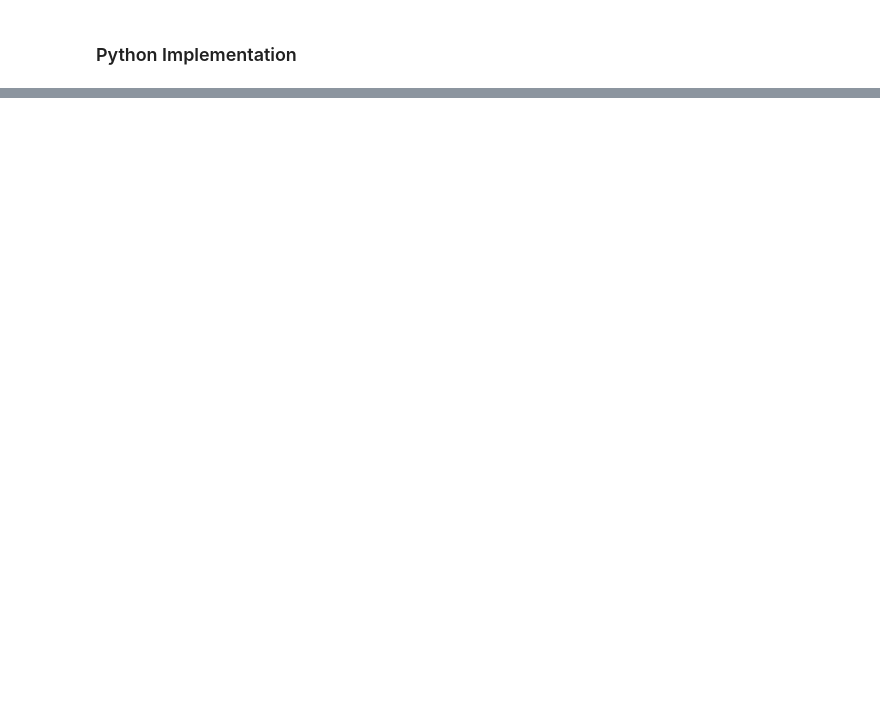
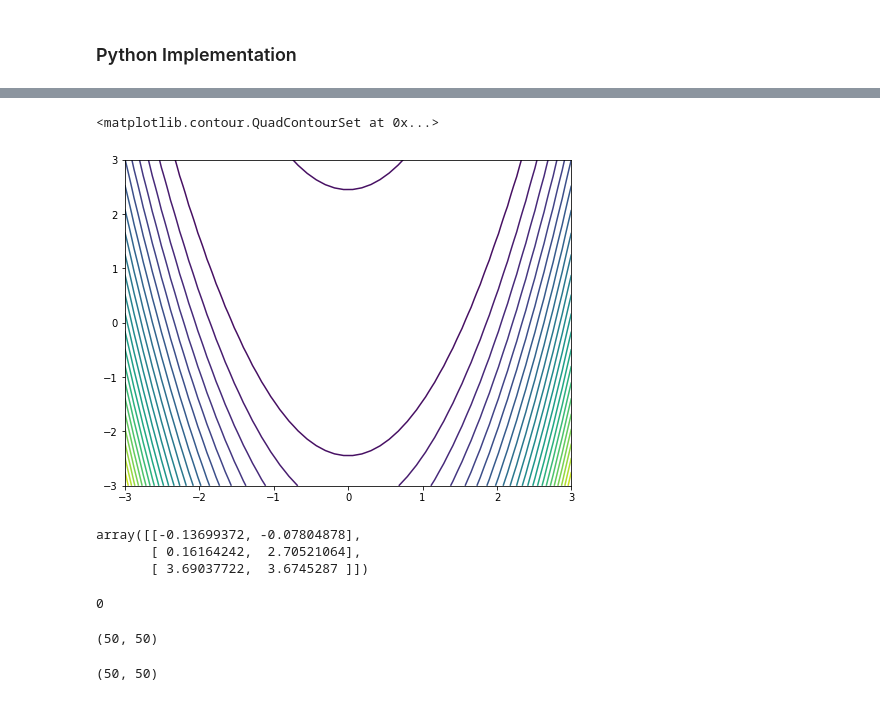
Before and after one commit to reoneo97/no-grad-optim, a Jupyter notebook: Assignment_1_Reo.ipynb, the cells around one changed output, grey strips where cells are left out. Cells and saved outputs as stored; diff of their text form; code cells hidden in the pictures; blank space fills up the shorter version.

```diff
--- a/Assignment_1_Reo.ipynb
+++ b/Assignment_1_Reo.ipynb
@@ -81,0 +427,28 @@ The Nelder-Mead method is a heuristic search method which uses a simplex as the
+# %%
+x = np.linspace(-3,3)
+y = np.linspace(-3,3)
+grid =np.meshgrid(x,y)
+z = rosenbrock_1(grid)
+fig,ax = plt.subplots(figsize=(8,6))
+plt.contour(x,y,z,levels =25)
+# %% [output]
+<matplotlib.contour.QuadContourSet at 0x...>
+[figure, added]
+# %%
+points
+# %% [output]
+array([[-0.13699372, -0.07804878],
+       [ 0.16164242,  2.70521064],
+       [ 3.69037722,  3.6745287 ]])
+# %%
+rosenbrock_1([1,1])
+# %% [output]
+0
+# %%
+grid[1].shape
+# %% [output]
+(50, 50)
+# %%
+rosenbrock_1(grid).shape
+# %% [output]
+(50, 50)
```
Also changed, not shown: parts of 35 cells of this notebook, 1 other file.
